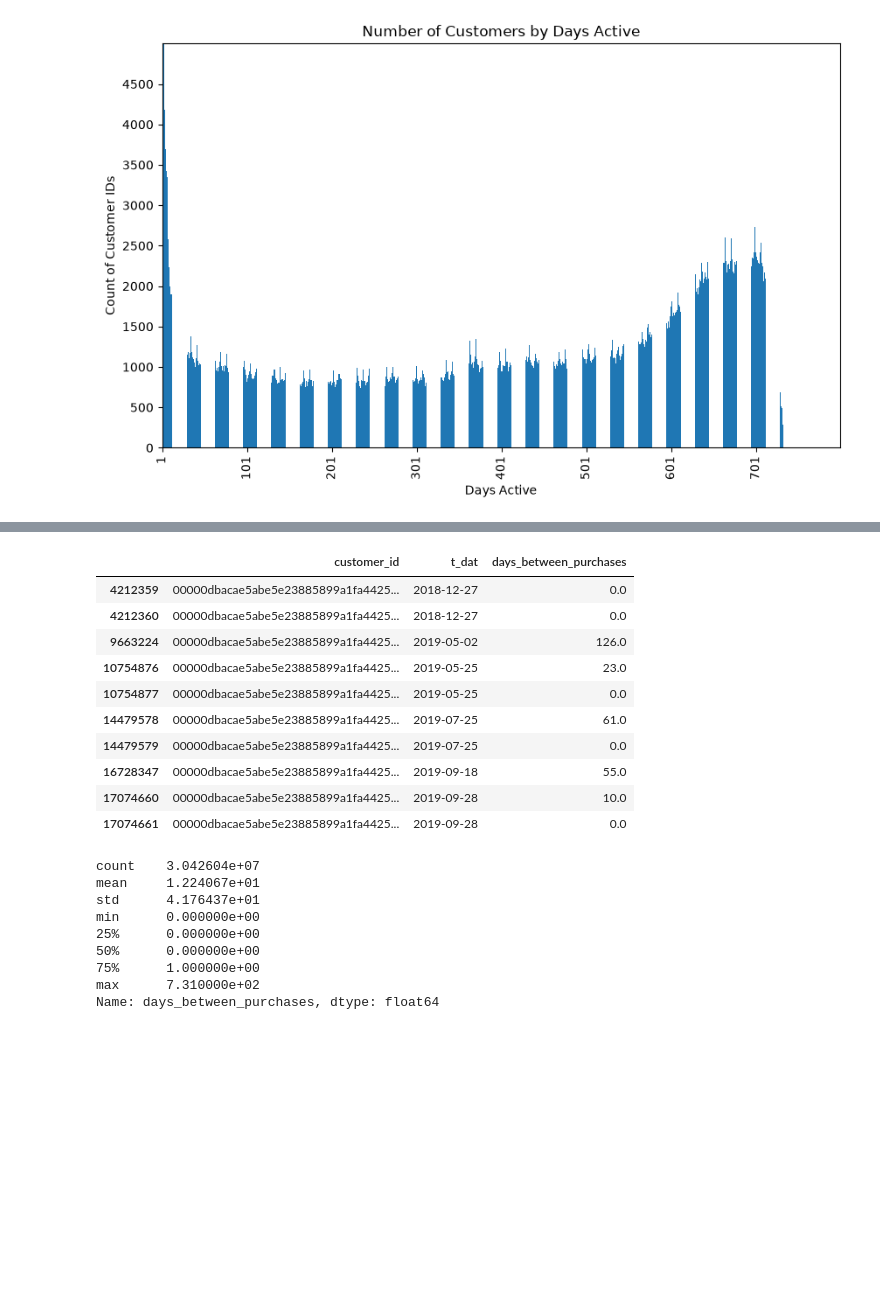
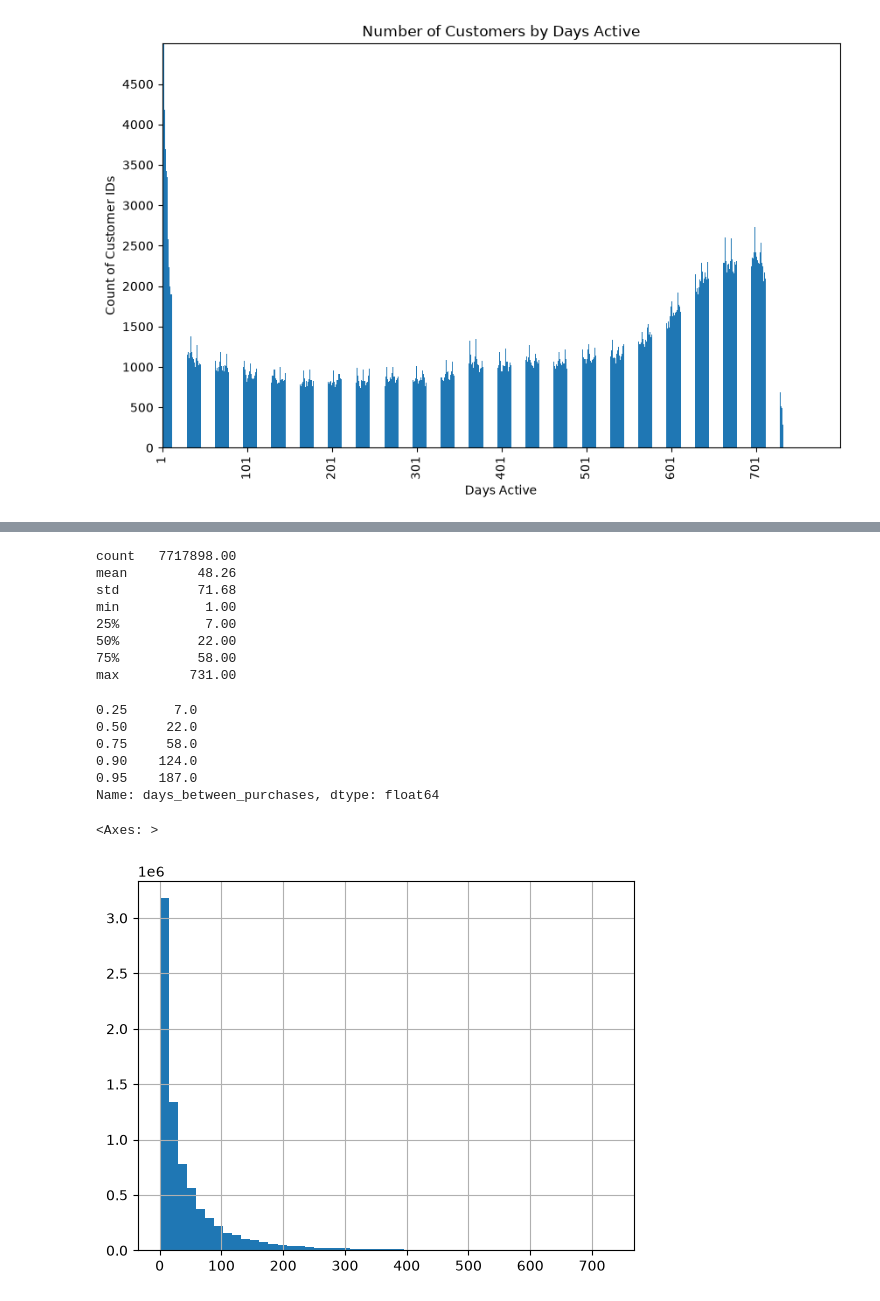
Before and after one commit to peayah/customer_intelligence_system, a Jupyter notebook: 02_exploratory_data_analysis.ipynb, the cells around one changed output, grey strips where cells are left out. Cells and saved outputs as stored; diff of their text form; code cells hidden in the pictures; blank space fills up the shorter version.

Commit message:
calculated days between purchases

```diff
--- a/02_exploratory_data_analysis.ipynb
+++ b/02_exploratory_data_analysis.ipynb
@@ -289,15 +289,5 @@ plt.show()
 [figure]
 # %%
 transactions = df[["customer_id", "t_dat"]].copy()
+
 transactions["t_dat"] = pd.to_datetime(transactions["t_dat"])
-
-transactions = transactions.sort_values(
-    ["customer_id", "t_dat"]
-)
-
-transactions["days_between_purchases"] = (
-    transactions
-        .groupby("customer_id")["t_dat"]
-        .diff()
-        .dt.days
-)
@@ -314,16 +294,8 @@ print(transactions.head(2))
 # %%
-transactions[
-    transactions["days_between_purchases"].notna()
-].head(10)
+# keep one row per customer per shopping day
+purchase_days = (
+    transactions
+    .drop_duplicates()
+    .sort_values(["customer_id", "t_dat"])
+    .copy()
+)
-# %% [output]
-|  | customer_id | t_dat | days_between_purchases |
-| 4212359 | 00000dbacae5abe5e23885899a1fa4425... | 2018-12-27 | 0.0 |
-| 4212360 | 00000dbacae5abe5e23885899a1fa4425... | 2018-12-27 | 0.0 |
-| 9663224 | 00000dbacae5abe5e23885899a1fa4425... | 2019-05-02 | 126.0 |
-| 10754876 | 00000dbacae5abe5e23885899a1fa4425... | 2019-05-25 | 23.0 |
-| 10754877 | 00000dbacae5abe5e23885899a1fa4425... | 2019-05-25 | 0.0 |
-| 14479578 | 00000dbacae5abe5e23885899a1fa4425... | 2019-07-25 | 61.0 |
-| 14479579 | 00000dbacae5abe5e23885899a1fa4425... | 2019-07-25 | 0.0 |
-| 16728347 | 00000dbacae5abe5e23885899a1fa4425... | 2019-09-18 | 55.0 |
-| 17074660 | 00000dbacae5abe5e23885899a1fa4425... | 2019-09-28 | 10.0 |
-| 17074661 | 00000dbacae5abe5e23885899a1fa4425... | 2019-09-28 | 0.0 |
@@ -330,12 +311,29 @@ transactions[
 # %%
-transactions["days_between_purchases"].describe()
+desc = purchase_days["days_between_purchases"].describe()
+
+print(desc.to_string(float_format=lambda x: f"{x:.2f}"))
 # %% [output]
-count    3.042604e+07
-mean     1.224067e+01
-std      4.176437e+01
-min      0.000000e+00
-25%      0.000000e+00
-50%      0.000000e+00
-75%      1.000000e+00
-max      7.310000e+02
-Name: days_between_purchases, dtype: float64
+count   7717898.00
+mean         48.26
+std          71.68
+min           1.00
+25%           7.00
+50%          22.00
+75%          58.00
+max         731.00
+# %%
+purchase_days["days_between_purchases"].quantile(
+    [0.25, 0.50, 0.75, 0.90, 0.95]
+)
+# %% [output]
+0.25      7.0
+0.50     22.0
+0.75     58.0
+0.90    124.0
+0.95    187.0
+Name: days_between_purchases, dtype: float64
+# %%
+purchase_days["days_between_purchases"].hist(bins=50)
+# %% [output]
+<Axes: >
+[figure, added]
```
Also changed, not shown: parts of 2 cells of this notebook.
